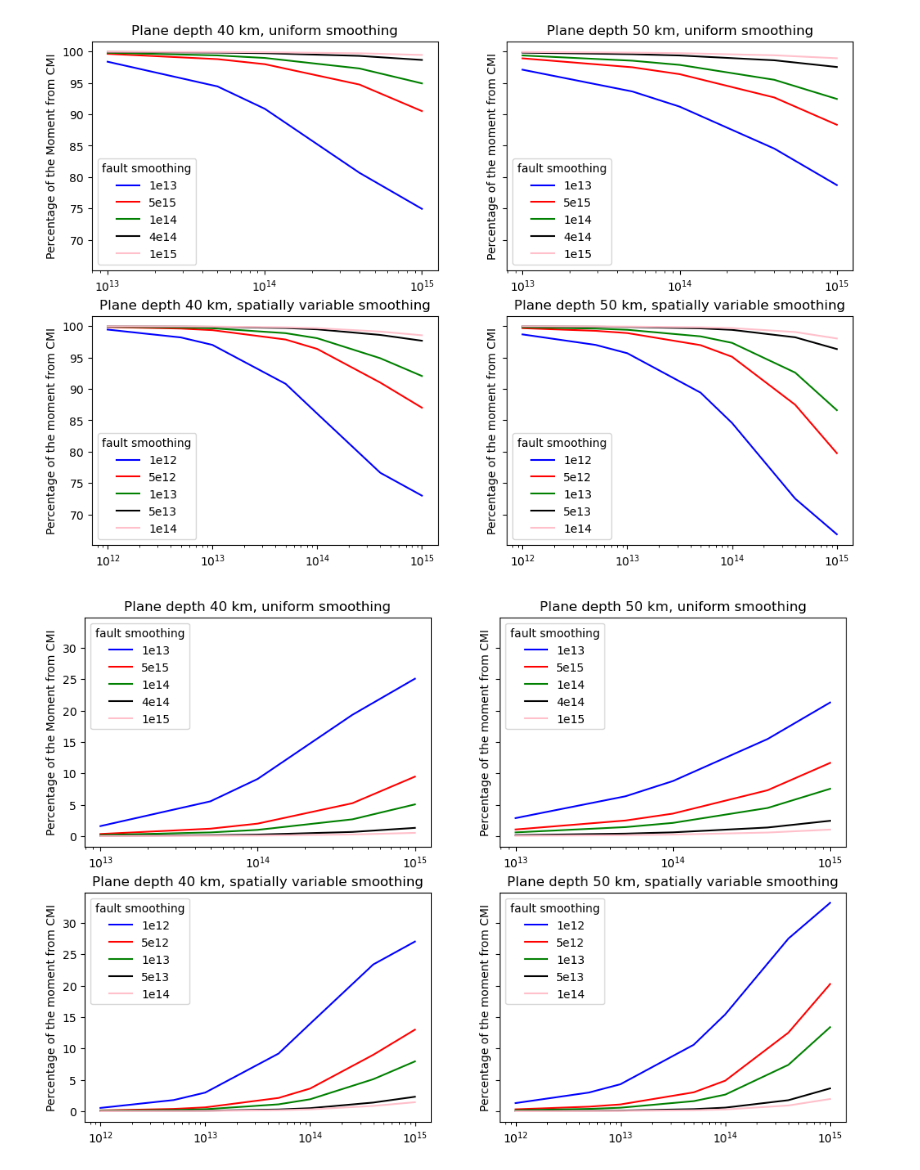
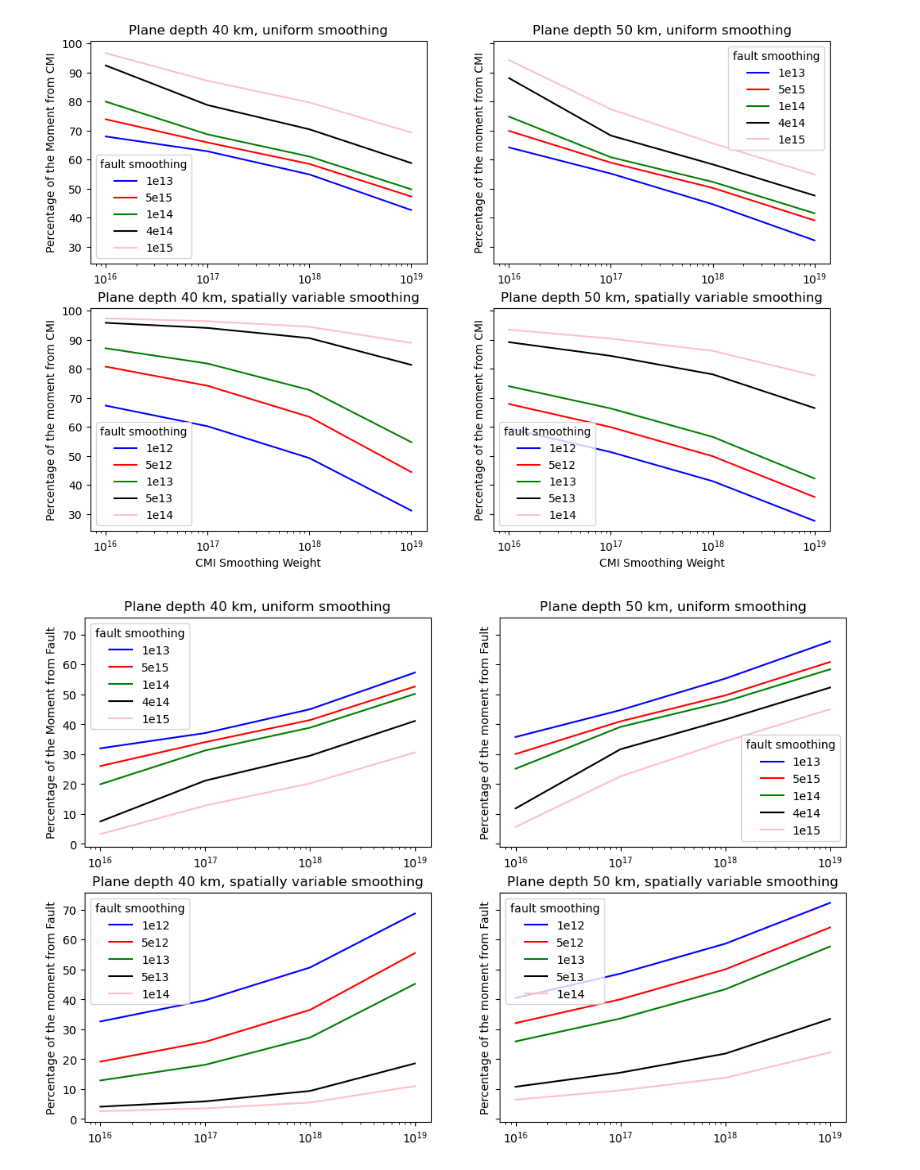
Before and after one commit to e-middleton/cmiModeling, a Jupyter notebook: parseResults.ipynb, the cells around one changed output. Cells and saved outputs as stored; diff of their text form; code cells hidden in the pictures.

```diff
--- a/parseResults.ipynb
+++ b/parseResults.ipynb
@@ -2,8 +2,9 @@
 import os
 import pandas as pd
 import json
+import yaml
 
-test_dirs = ["./_outputs/D40_SU_Testing", "./_outputs/D50_SU_Testing", "./_outputs/D40_SV_Testing", "./_outputs/D50_SV_Testing"]
+test_dirs = ["./_outputsCMI/D40_SU_Testing", "./_outputsCMI/D50_SU_Testing", "./_outputsCMI/D40_SV_Testing", "./_outputsCMI/D50_SV_Testing"]
 testList = [] # list of dictionaries
 testList2 = []
 testList3 = []
@@ -18,7 +19,7 @@ for batch in test_dirs:
     for root, dirs, files in os.walk(batch) :
         if "test" in root:
             with open(root + '/configSettings.txt') as filename:
-                test = json.load(filename)
+                test = yaml.safe_load(filename)
             with open(root +'/numericalResults.txt') as file2:
                 data = json.load(file2)
                 data["faultSmoothing"] = test["smoothing"]["fault"]
@@ -273,6 +280,7 @@ ax[1][0].plot(f1e13_models3["cmiSmoothing"], 100*(f1e13_models3["cmiMoment"] / (
 ax[1][0].plot(f5e13_models3["cmiSmoothing"], 100*(f5e13_models3["cmiMoment"] / (f5e13_models3["cmiMoment"]+f5e13_models3["faultMoment"])), color="black", label="5e13");
 ax[1][0].plot(f1e14_models3["cmiSmoothing"], 100*(f1e14_models3["cmiMoment"] / (f1e14_models3["cmiMoment"]+f1e14_models3["faultMoment"])), color="pink", label="1e14");
 ax[1][0].set_xscale("log")
+ax[1][0].set_xlabel('CMI Smoothing Weight')
 ax[1][0].legend(title="fault smoothing")
 
 ax[1][1].set_title("Plane depth 50 km, spatially variable smoothing")
@@ -283,19 +291,20 @@ ax[1][1].plot(f1e13_models4["cmiSmoothing"], 100*(f1e13_models4["cmiMoment"] / (
 ax[1][1].plot(f5e13_models4["cmiSmoothing"], 100*(f5e13_models4["cmiMoment"] / (f5e13_models4["cmiMoment"]+f5e13_models4["faultMoment"])), color="black", label="5e13");
 ax[1][1].plot(f1e14_models4["cmiSmoothing"], 100*(f1e14_models4["cmiMoment"] / (f1e14_models4["cmiMoment"]+f1e14_models4["faultMoment"])), color="pink", label="1e14");
 ax[1][1].set_xscale("log")
+ax[1][1].set_xlabel('CMI Smoothing Weight')
 ax[1][1].legend(title="fault smoothing")
 
 
 plt.show()
 # %% [output]
-[figure, old version]
+[figure, new version]
 # %%
-# cmi moment as a percentage of the total
+# Fault moment as a percentage of the total
 plt.close('all')
 fig, ax = plt.subplots(nrows=2, ncols=2, figsize=(12, 8), sharey=True)
 
 ax[0][0].set_title("Plane depth 40 km, uniform smoothing")
-ax[0][0].set_ylabel("Percentage of the Moment from CMI")
+ax[0][0].set_ylabel("Percentage of the Moment from Fault")
 ax[0][0].plot(f1e13_models["cmiSmoothing"], 100*(f1e13_models["faultMoment"] / (f1e13_models["cmiMoment"]+f1e13_models["faultMoment"])), color="blue", label="1e13");
 ax[0][0].plot(f5e13_models["cmiSmoothing"], 100*(f5e13_models["faultMoment"] / (f5e13_models["cmiMoment"]+f5e13_models["faultMoment"])), color="red", label="5e15")
 ax[0][0].plot(f1e14_models["cmiSmoothing"], 100*(f1e14_models["faultMoment"] / (f1e14_models["cmiMoment"]+f1e14_models["faultMoment"])), color="green", label="1e14");
@@ -305,36 +314,36 @@ ax[0][0].set_xscale("log")
 ax[0][0].legend(title="fault smoothing")
 
 ax[0][1].set_title("Plane depth 50 km, uniform smoothing")
-ax[0][1].set_ylabel("Percentage of the moment from CMI")
+ax[0][1].set_ylabel("Percentage of the moment from Fault")
 ax[0][1].plot(f1e13_models2["cmiSmoothing"], 100*(f1e13_models2["faultMoment"] / (f1e13_models2["cmiMoment"]+f1e13_models2["faultMoment"])), color="blue", label="1e13");
 ax[0][1].plot(f5e13_models2["cmiSmoothing"], 100*(f5e13_models2["faultMoment"] / (f5e13_models2["cmiMoment"]+f5e13_models2["faultMoment"])), color="red", label="5e15")
 ax[0][1].plot(f1e14_models2["cmiSmoothing"], 100*(f1e14_models2["faultMoment"] / (f1e14_models2["cmiMoment"]+f1e14_models2["faultMoment"])), color="green", label="1e14");
 ax[0][1].plot(f4e14_models2["cmiSmoothing"], 100*(f4e14_models2["faultMoment"] / (f4e14_models2["cmiMoment"]+f4e14_models2["faultMoment"])), color="black", label="4e14");
 ax[0][1].plot(f1e15_models2["cmiSmoothing"], 100*(f1e15_models2["faultMoment"] / (f1e15_models2["cmiMoment"]+f1e15_models2["faultMoment"])), color="pink", label="1e15");
 ax[0][1].set_xscale("log")
 ax[0][1].legend(title="fault smoothing")
 
 ax[1][0].set_title("Plane depth 40 km, spatially variable smoothing")
-ax[1][0].set_ylabel("Percentage of the moment from CMI")
+ax[1][0].set_ylabel("Percentage of the moment from Fault")
 ax[1][0].plot(f1e12_models3["cmiSmoothing"], 100*(f1e12_models3["faultMoment"] / (f1e12_models3["cmiMoment"]+f1e12_models3["faultMoment"])), color="blue", label="1e12");
 ax[1][0].plot(f5e12_models3["cmiSmoothing"], 100*(f5e12_models3["faultMoment"] / (f5e12_models3["cmiMoment"]+f5e12_models3["faultMoment"])), color="red", label="5e12")
 ax[1][0].plot(f1e13_models3["cmiSmoothing"], 100*(f1e13_models3["faultMoment"] / (f1e13_models3["cmiMoment"]+f1e13_models3["faultMoment"])), color="green", label="1e13");
 ax[1][0].plot(f5e13_models3["cmiSmoothing"], 100*(f5e13_models3["faultMoment"] / (f5e13_models3["cmiMoment"]+f5e13_models3["faultMoment"])), color="black", label="5e13");
 ax[1][0].plot(f1e14_models3["cmiSmoothing"], 100*(f1e14_models3["faultMoment"] / (f1e14_models3["cmiMoment"]+f1e14_models3["faultMoment"])), color="pink", label="1e14");
 ax[1][0].set_xscale("log")
 ax[1][0].legend(title="fault smoothing")
 
 ax[1][1].set_title("Plane depth 50 km, spatially variable smoothing")
-ax[1][1].set_ylabel("Percentage of the moment from CMI")
+ax[1][1].set_ylabel("Percentage of the moment from Fault")
 ax[1][1].plot(f1e12_models4["cmiSmoothing"], 100*(f1e12_models4["faultMoment"] / (f1e12_models4["cmiMoment"]+f1e12_models4["faultMoment"])), color="blue", label="1e12");
 ax[1][1].plot(f5e12_models4["cmiSmoothing"], 100*(f5e12_models4["faultMoment"] / (f5e12_models4["cmiMoment"]+f5e12_models4["faultMoment"])), color="red", label="5e12")
 ax[1][1].plot(f1e13_models4["cmiSmoothing"], 100*(f1e13_models4["faultMoment"] / (f1e13_models4["cmiMoment"]+f1e13_models4["faultMoment"])), color="green", label="1e13");
 ax[1][1].plot(f5e13_models4["cmiSmoothing"], 100*(f5e13_models4["faultMoment"] / (f5e13_models4["cmiMoment"]+f5e13_models4["faultMoment"])), color="black", label="5e13");
 ax[1][1].plot(f1e14_models4["cmiSmoothing"], 100*(f1e14_models4["faultMoment"] / (f1e14_models4["cmiMoment"]+f1e14_models4["faultMoment"])), color="pink", label="1e14");
 ax[1][1].set_xscale("log")
 ax[1][1].legend(title="fault smoothing")
 
 
 plt.show()
 # %% [output]
-[figure, old version]
+[figure, new version]
```
Also changed, not shown: parts of 6 cells of this notebook.
